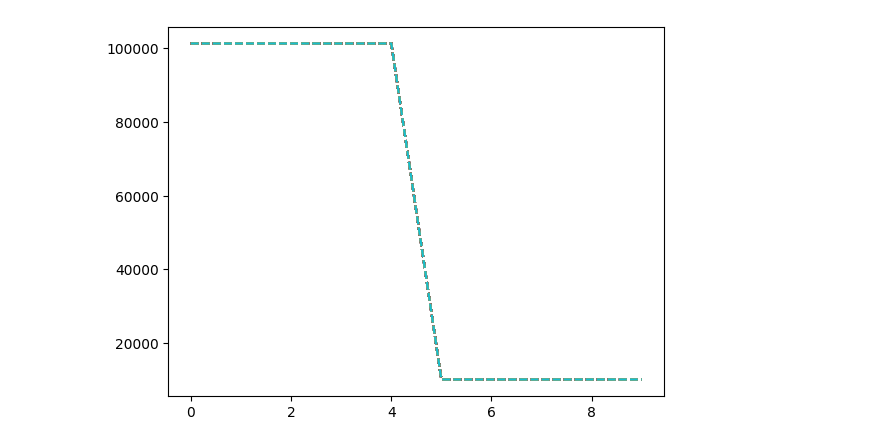
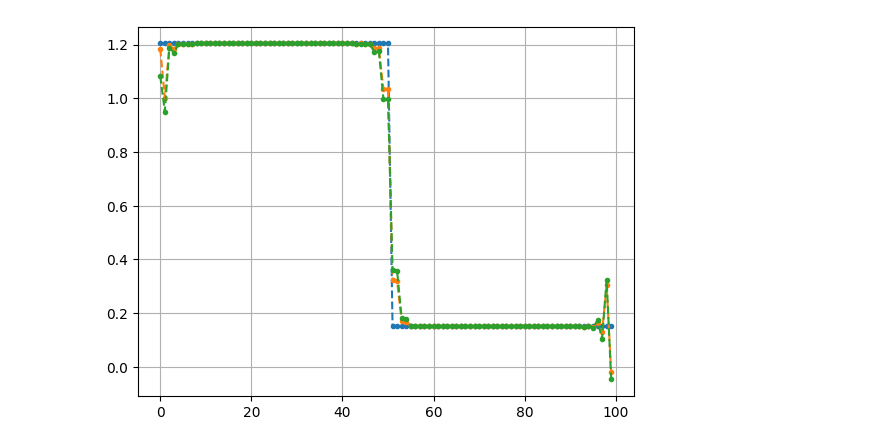
Before and after one commit to toddmmendenhall/mhd, a Jupyter notebook: docs/sod_shock_tube.ipynb, the cells around one changed output. Drawn from its saved outputs; the diff is of its cells as text; code cells hidden in the pictures.

```diff
--- a/docs/sod_shock_tube.ipynb
+++ b/docs/sod_shock_tube.ipynb
@@ -1,13 +1,16 @@
 # %%
 import matplotlib.pyplot as plt
 import numpy as np
 
-for i in range(100):
+for i in [0, 1, 2]:
     filename = f'../build/results_{i}.csv'
     data = np.loadtxt(filename, delimiter=',')
-    rho = data.transpose()[4][:-2]
-    plt.plot(rho, '--')
+    # x = data.transpose()[0]
+    rho = data.transpose()[1][:-6]
+    plt.plot(rho, '.--')
+plt.grid()
 
+# plt.ylim(-100, 100)
 plt.show()
 # %% [output]
-[figure, old version]
+[figure, new version]
```
Also changed, not shown: 16 other files.
